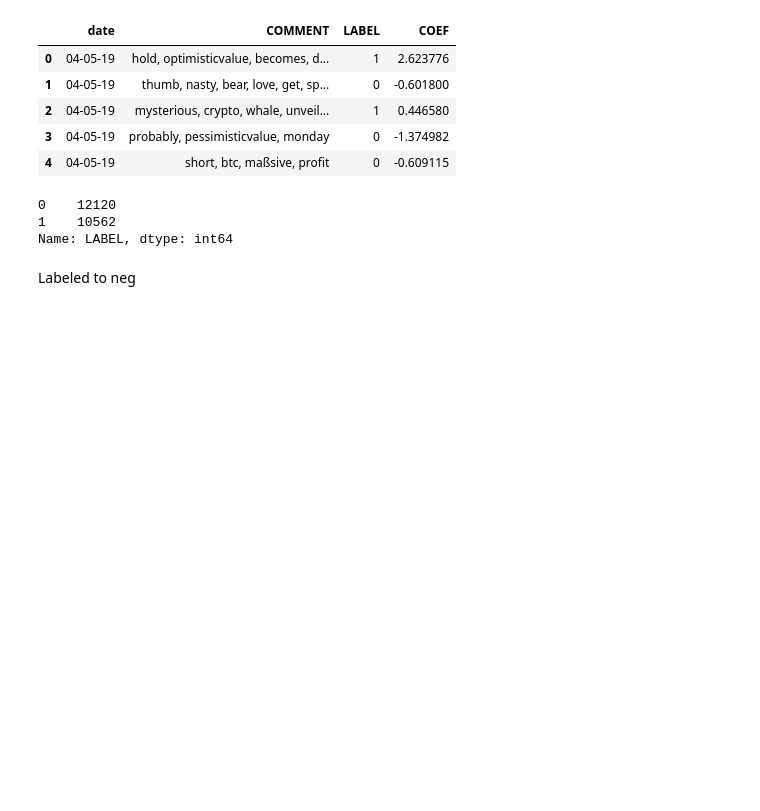
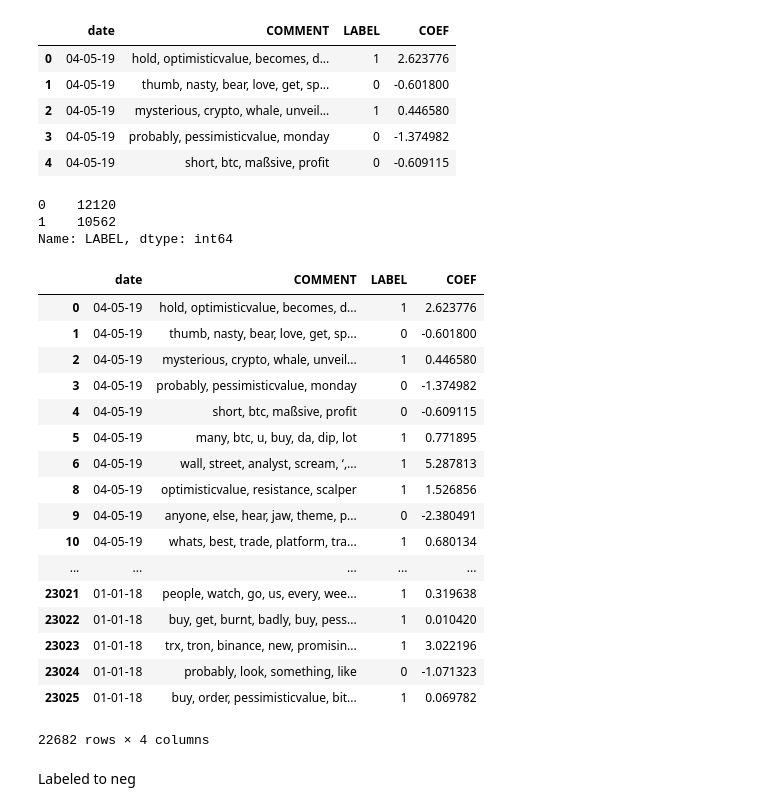
Before and after one commit to falkenovergaard/TA_Exam, a Jupyter notebook: TA_Classification.ipynb, the cells around one changed output. Saved outputs shown, nothing was run; the diff lists cells and outputs as text; code cells hidden in the pictures; blank space fills up the shorter version.

```diff
--- a/TA_Classification.ipynb
+++ b/TA_Classification.ipynb
@@ -245,6 +257,27 @@ df_bitlabeled_pos['LABEL'].value_counts()
 0    12120
 1    10562
 Name: LABEL, dtype: int64
+# %%
+df_bitlabeled_pos
+# %% [output]
+|  | date | COMMENT | LABEL | COEF |
+| 0 | 04-05-19 | hold, optimisticvalue, becomes, d... | 1 | 2.623776 |
+| 1 | 04-05-19 | thumb, nasty, bear, love, get, sp... | 0 | -0.601800 |
+| 2 | 04-05-19 | mysterious, crypto, whale, unveil... | 1 | 0.446580 |
+| 3 | 04-05-19 | probably, pessimisticvalue, monday | 0 | -1.374982 |
+| 4 | 04-05-19 | short, btc, maßsive, profit | 0 | -0.609115 |
+| 5 | 04-05-19 | many, btc, u, buy, da, dip, lot | 1 | 0.771895 |
+| 6 | 04-05-19 | wall, street, analyst, scream, ‘,... | 1 | 5.287813 |
+| 8 | 04-05-19 | optimisticvalue, resistance, scalper | 1 | 1.526856 |
+| 9 | 04-05-19 | anyone, else, hear, jaw, theme, p... | 0 | -2.380491 |
+| 10 | 04-05-19 | whats, best, trade, platform, tra... | 1 | 0.680134 |
+| ... | ... | ... | ... | ... |
+| 23021 | 01-01-18 | people, watch, go, us, every, wee... | 1 | 0.319638 |
+| 23022 | 01-01-18 | buy, get, burnt, badly, buy, pess... | 1 | 0.010420 |
+| 23023 | 01-01-18 | trx, tron, binance, new, promisin... | 1 | 3.022196 |
+| 23024 | 01-01-18 | probably, look, something, like | 0 | -1.071323 |
+| 23025 | 01-01-18 | buy, order, pessimisticvalue, bit... | 1 | 0.069782 |
+22682 rows × 4 columns
 # %%
 df_bitlabeled_pos.to_excel("ML_Data/bit_classified_pos.xlsx", sheet_name='Sheet_1')
 # %% [markdown]
```
Also changed, not shown: parts of 8 cells of this notebook, 14 other files.
